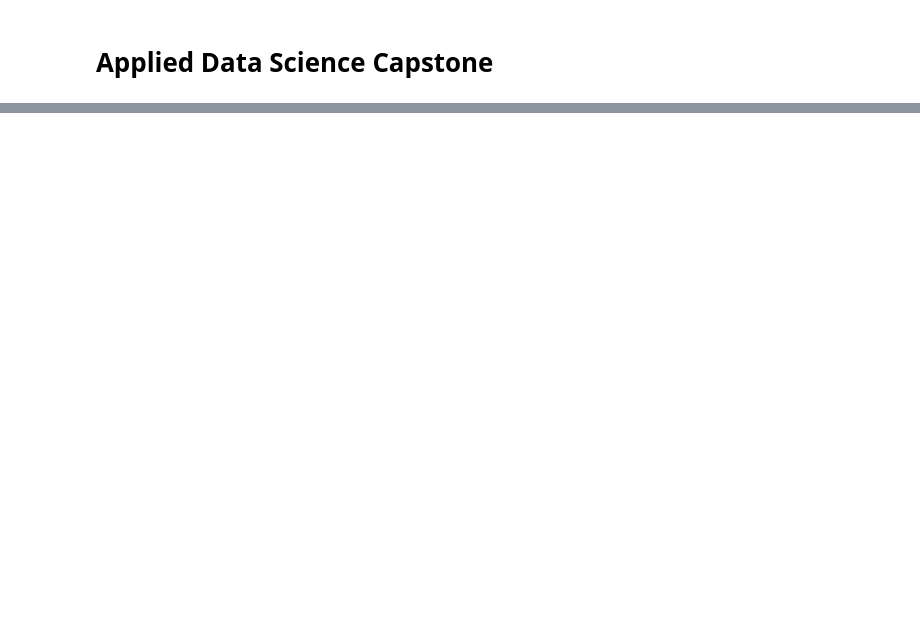
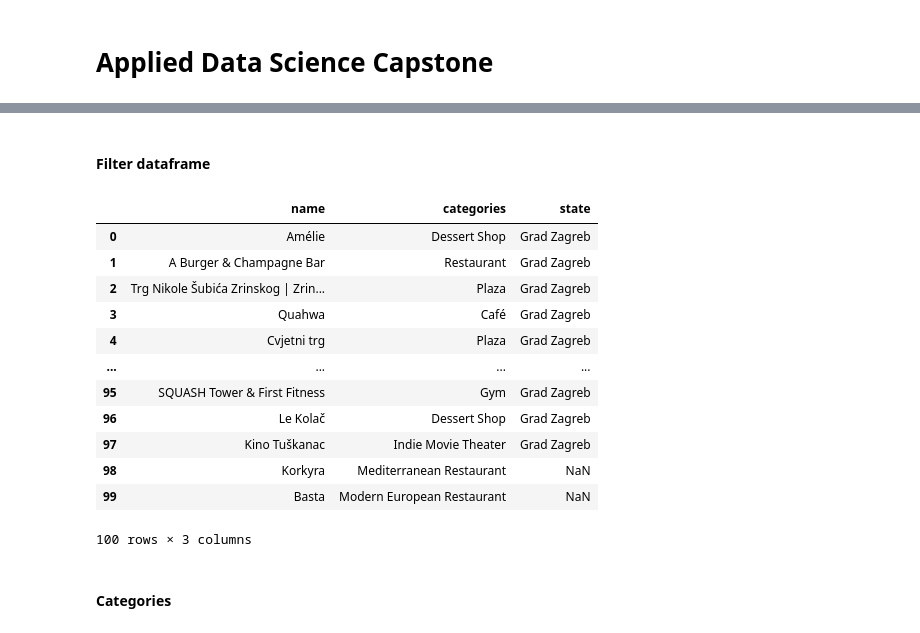
Before and after one commit to pvitez17/Coursera_Capstone, a Jupyter notebook: Capstone.ipynb, the cells around one changed output, grey strips where cells are left out. Cells and saved outputs as stored; diff of their text form; code cells hidden in the pictures; blank space fills up the shorter version.

```diff
--- a/Capstone.ipynb
+++ b/Capstone.ipynb
@@ -24,0 +177,45 @@ in these two cities. We are going to examine which of the two cities has more in
+# %% [markdown]
+#### Filter dataframe
+# %%
+# keep only columns that include venue name, and anything that is associated with location
+filtered_columns = ['venue.name', 'venue.categories', 'venue.location.state']
+dataframe_filtered = zg_dataframe.reindex(columns = filtered_columns)
+
+
+
+# function that extracts the category of the venue
+def get_category_type(row):
+    try:
+        categories_list = row['categories']
+    except:
+        categories_list = row['venue.categories']
+
+    if len(categories_list) == 0:
+        return None
+    else:
+        return categories_list[0]['name']
+
+# filter the category for each row
+dataframe_filtered['venue.categories'] = dataframe_filtered.apply(get_category_type, axis=1)
+
+# clean column names by keeping only last term
+dataframe_filtered.columns = [column.split('.')[-1] for column in dataframe_filtered.columns]
+
+zg_dataframe=dataframe_filtered
+zg_dataframe
+# %% [output]
+|  | name | categories | state |
+| 0 | Amélie | Dessert Shop | Grad Zagreb |
+| 1 | A Burger & Champagne Bar | Restaurant | Grad Zagreb |
+| 2 | Trg Nikole Šubića Zrinskog | Zrin... | Plaza | Grad Zagreb |
+| 3 | Quahwa | Café | Grad Zagreb |
+| 4 | Cvjetni trg | Plaza | Grad Zagreb |
+| ... | ... | ... | ... |
+| 95 | SQUASH Tower & First Fitness | Gym | Grad Zagreb |
+| 96 | Le Kolač | Dessert Shop | Grad Zagreb |
+| 97 | Kino Tuškanac | Indie Movie Theater | Grad Zagreb |
+| 98 | Korkyra | Mediterranean Restaurant | NaN |
+| 99 | Basta | Modern European Restaurant | NaN |
+100 rows × 3 columns
+# %% [markdown]
+#### Categories
```
Also changed, not shown: parts of 59 cells of this notebook.
